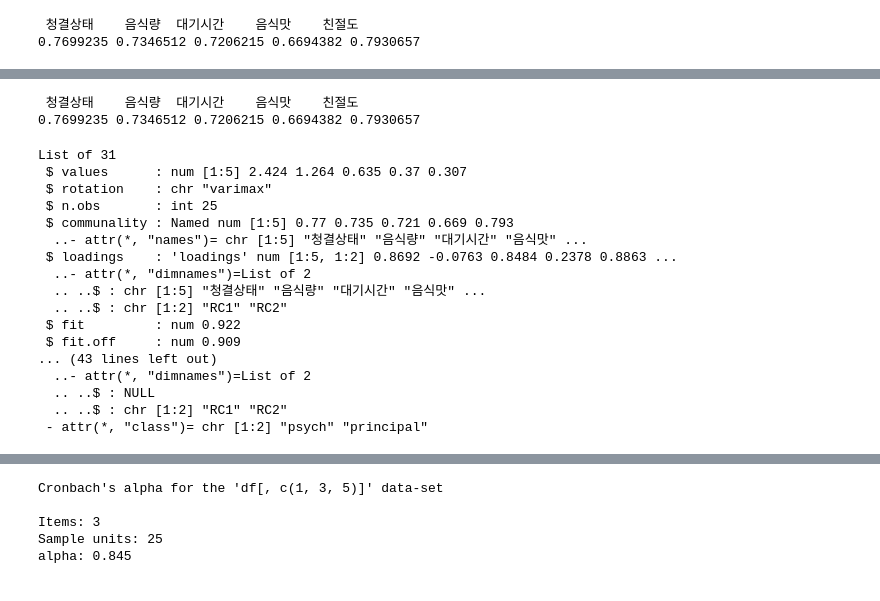
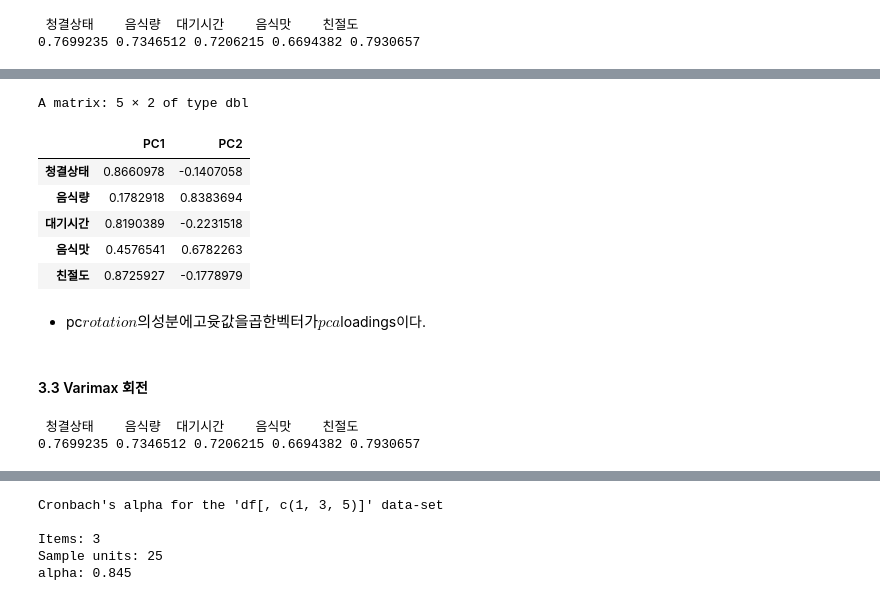
Before and after one commit to SJinLee/BasicStatatistics, a Jupyter notebook: advanced2.ipynb, the cells around one changed output, grey strips where cells are left out. Cells and saved outputs as stored; diff of their text form; code cells hidden in the pictures.

```diff
--- a/advanced2.ipynb
+++ b/advanced2.ipynb
@@ -109,0 +124,3 @@ Cumulative Var 0.485 0.738
+# %%
+r <- solve(t(a) %*% a) * (t(a) %*% b[,1:2])
+r
@@ -110,3 +132,17 @@ Cumulative Var 0.485 0.738
+# %%
+a %*% r
+# %% [output]
+A matrix: 5 × 2 of type dbl
+|  | PC1 | PC2 |
+| 청결상태 | 0.8660978 | -0.1407058 |
+| 음식량 | 0.1782918 | 0.8383694 |
+| 대기시간 | 0.8190389 | -0.2231518 |
+| 음식맛 | 0.4576541 | 0.6782263 |
+| 친절도 | 0.8725927 | -0.1778979 |
+# %% [markdown]
+* pc$rotation의 성분에 고윳값을 곱한 벡터가 pca$loadings이다.
+# %% [markdown]
+#### 3.3 Varimax 회전
 # %%
 pca <- principal(df,nfactors=2,rotate="varimax") #
 # %%
@@ -114,23 +150,3 @@ pca$communality
 # %% [output]
  청결상태    음식량  대기시간    음식맛    친절도
 0.7699235 0.7346512 0.7206215 0.6694382 0.7930657
-# %%
-str(pca)
-# %% [output]
-List of 31
- $ values      : num [1:5] 2.424 1.264 0.635 0.37 0.307
- $ rotation    : chr "varimax"
- $ n.obs       : int 25
- $ communality : Named num [1:5] 0.77 0.735 0.721 0.669 0.793
-  ..- attr(*, "names")= chr [1:5] "청결상태" "음식량" "대기시간" "음식맛" ...
- $ loadings    : 'loadings' num [1:5, 1:2] 0.8692 -0.0763 0.8484 0.2378 0.8863 ...
-  ..- attr(*, "dimnames")=List of 2
-  .. ..$ : chr [1:5] "청결상태" "음식량" "대기시간" "음식맛" ...
-  .. ..$ : chr [1:2] "RC1" "RC2"
- $ fit         : num 0.922
- $ fit.off     : num 0.909
-... (43 lines left out)
-  ..- attr(*, "dimnames")=List of 2
-  .. ..$ : NULL
-  .. ..$ : chr [1:2] "RC1" "RC2"
- - attr(*, "class")= chr [1:2] "psych" "principal"
```
Also changed, not shown: parts of 38 cells of this notebook.
